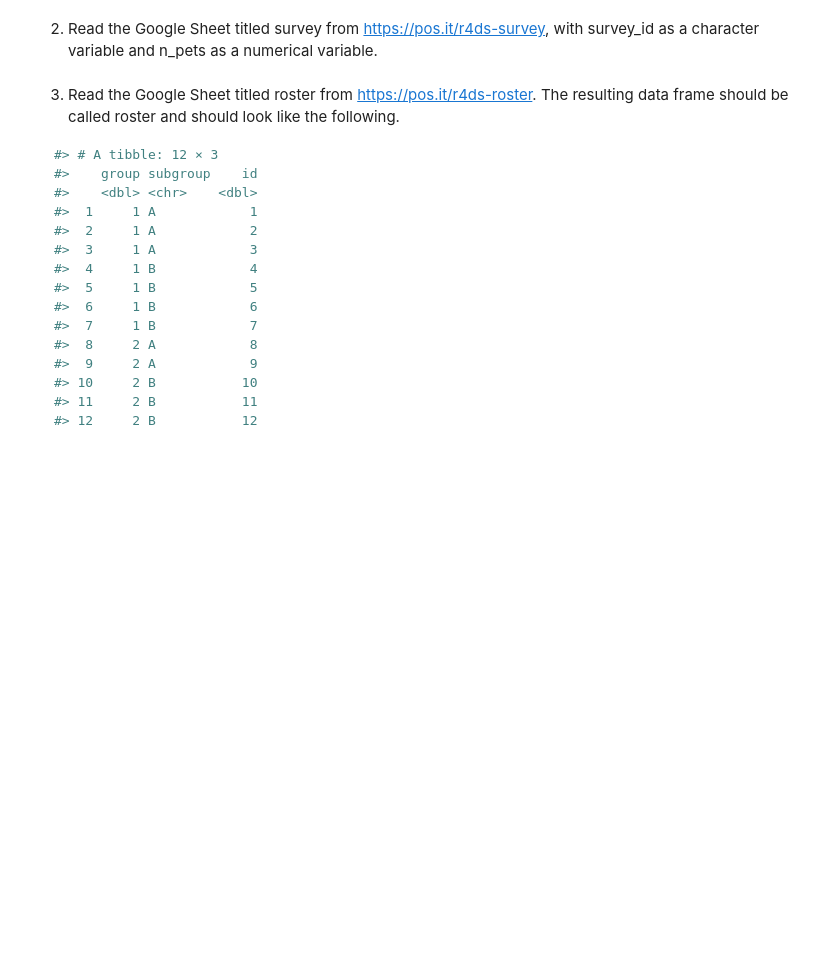
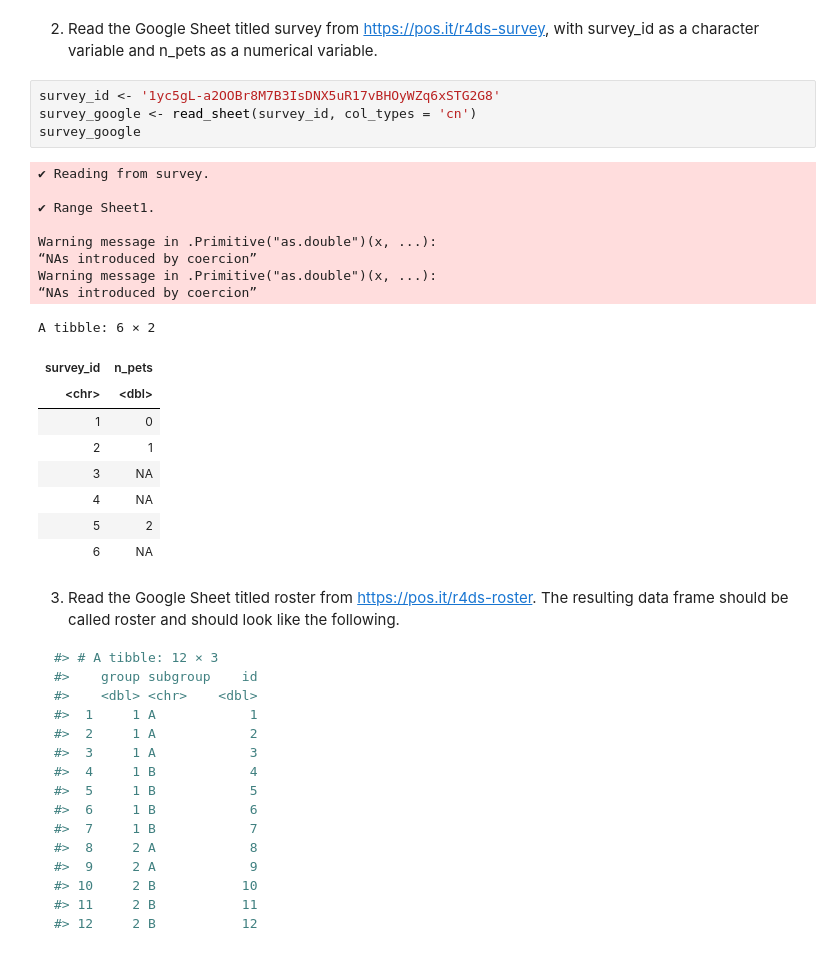
Before and after one commit to swill04/R4DS_exercises, a Jupyter notebook: week11_hw.ipynb, the cells around one changed output. Saved outputs shown, nothing was run; the diff lists cells and outputs as text; blank space fills up the shorter version.

````diff
--- a/week11_hw.ipynb
+++ b/week11_hw.ipynb
@@ -186,5 +275,27 @@ ERROR: Error in write_xlsx(bake_sale, path = "data/bake-sale.xlsx"): could not f
 # %% [markdown]
 2. Read the Google Sheet titled survey from https://pos.it/r4ds-survey, with survey_id as a character variable and n_pets as a numerical variable.
+# %%
+survey_id <- '1yc5gL-a2OOBr8M7B3IsDNX5uR17vBHOyWZq6xSTG2G8'
+survey_google <- read_sheet(survey_id, col_types = 'cn')
+survey_google
+# %% [output]
+✔ Reading from survey.
+
+✔ Range Sheet1.
+
+Warning message in .Primitive("as.double")(x, ...):
+“NAs introduced by coercion”
+Warning message in .Primitive("as.double")(x, ...):
+“NAs introduced by coercion”
+A tibble: 6 × 2
+| survey_id | n_pets |
+| <chr> | <dbl> |
+| 1 | 0 |
+| 2 | 1 |
+| 3 | NA |
+| 4 | NA |
+| 5 | 2 |
+| 6 | NA |
 # %% [markdown]
 3. Read the Google Sheet titled roster from https://pos.it/r4ds-roster. The resulting data frame should be called roster and should look like the following.
 ```r
````
Also changed, not shown: parts of 13 cells of this notebook, 2 other files.
